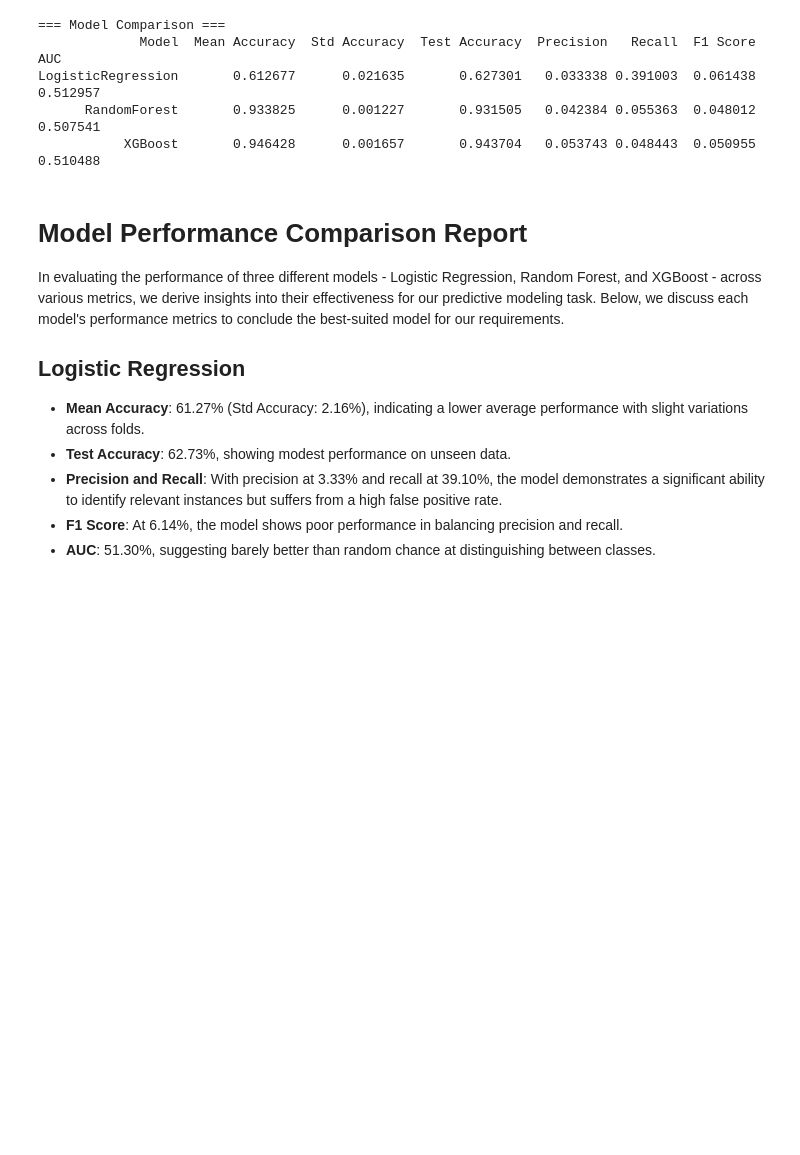
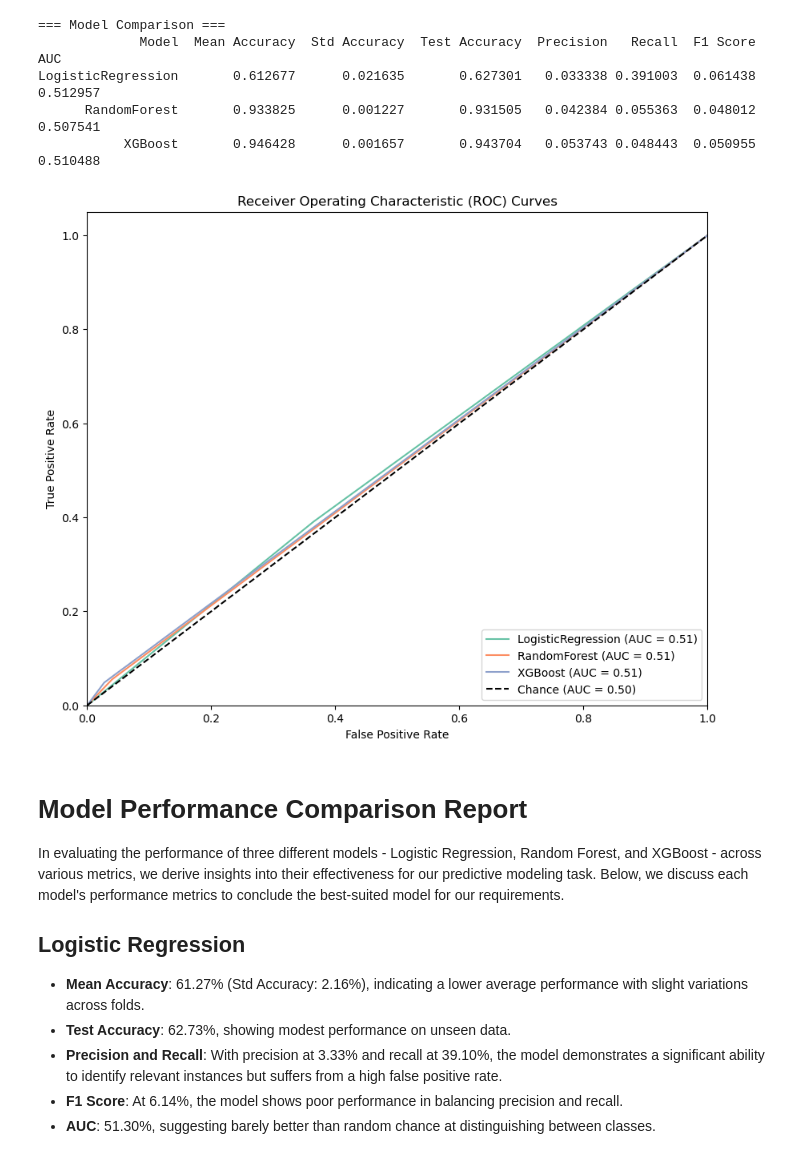
Before and after one commit to Yuki-bach/marketing, a Jupyter notebook: notebooks/classify_repeaters.ipynb, the cells around one changed output. Cells and saved outputs as stored; diff of their text form; code cells hidden in the pictures; blank space fills up the shorter version.

Commit message:
add: repeater analysis - add ROC curve

```diff
--- a/notebooks/classify_repeaters.ipynb
+++ b/notebooks/classify_repeaters.ipynb
@@ -125,6 +125,7 @@ def train_model_and_get_result(X, y, model, name, is_lf):
     ## Predict on the test data
     y_pred = pipeline.predict(X_test)
     test_accuracy = accuracy_score(y_test, y_pred)
+    fpr_lr, tpr_lr, _ = roc_curve(y_test, y_pred)
 
     ## Additional metrics
     precision = precision_score(y_test, y_pred, average='binary')
@@ -146,6 +147,7 @@ def train_model_and_get_result(X, y, model, name, is_lf):
         'f1_score': f1,
         'auc': auc,
         'accuracies': accuracies,
+        'roc_curve': {'fpr': fpr_lr.tolist(), 'tpr': tpr_lr.tolist()},
         'feature_importance': {'features': feature_names.tolist(), 'importances': importances.tolist()}
     }
 
@@ -312,6 +314,32 @@ compare_results(results)
 LogisticRegression       0.612677      0.021635       0.627301   0.033338 0.391003  0.061438 0.512957
       RandomForest       0.933825      0.001227       0.931505   0.042384 0.055363  0.048012 0.507541
            XGBoost       0.946428      0.001657       0.943704   0.053743 0.048443  0.050955 0.510488
+# %%
+def plot_roc_curves(results):
+    plt.figure(figsize=(10, 8))
+
+    for result in results:
+        name = result['name']
+        fpr = result['roc_curve']['fpr']
+        tpr = result['roc_curve']['tpr']
+        roc_auc = auc(fpr, tpr)
+        plt.plot(fpr, tpr, label=f'{name} (AUC = {roc_auc:.2f})')
+
+    plt.plot([0, 1], [0, 1], 'k--', label='Chance (AUC = 0.50)')
+    plt.xlim([0.0, 1.0])
+    plt.ylim([0.0, 1.05])
+    plt.xlabel('False Positive Rate')
+    plt.ylabel('True Positive Rate')
+    plt.title('Receiver Operating Characteristic (ROC) Curves')
+    plt.legend(loc="lower right")
+    plt.show()
+
+plot_roc_curves(results)
+
+#AUC is too low because the sample data is imbalanced. so it's ok.
+#We can use other metrics like precision, recall, f1 score to evaluate the model.
+# %% [output]
+[figure, added]
 # %% [markdown]
 # Model Performance Comparison Report
 
```
Also changed, not shown: parts of 1 cell of this notebook.
